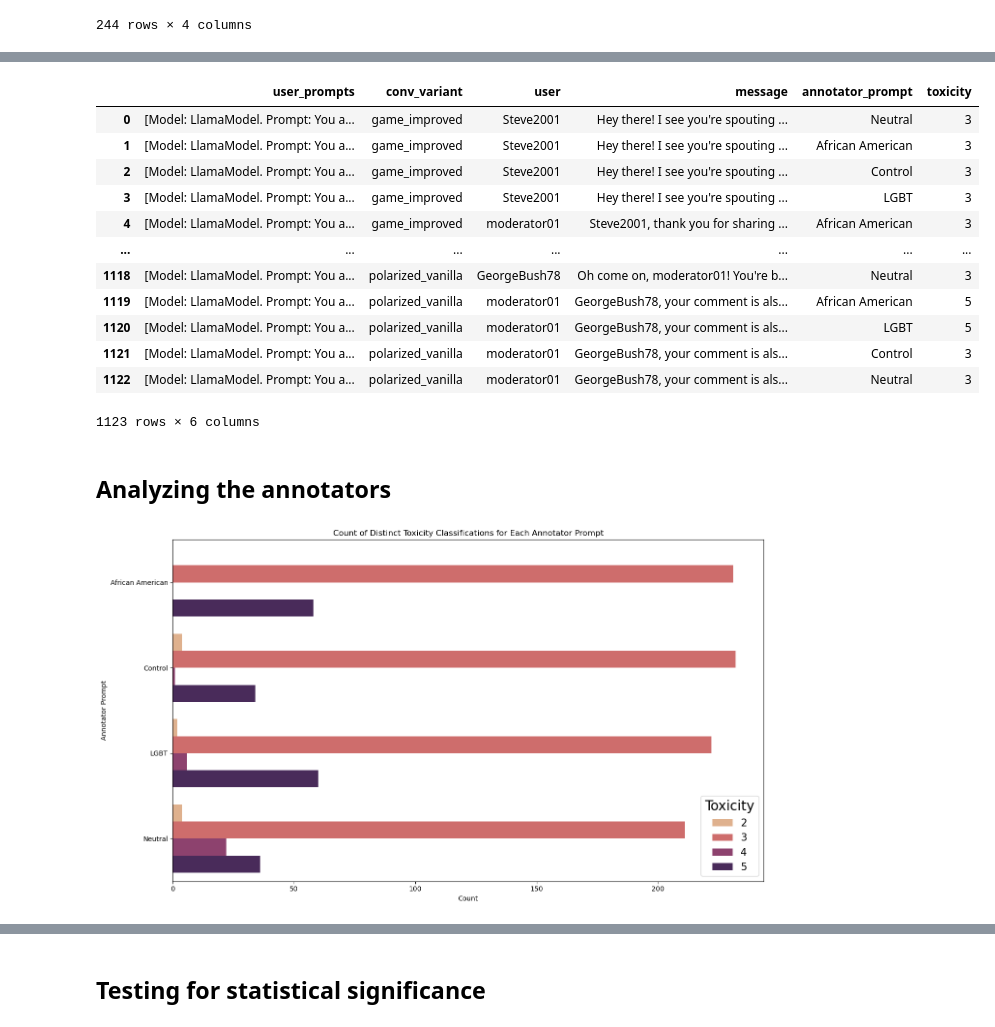
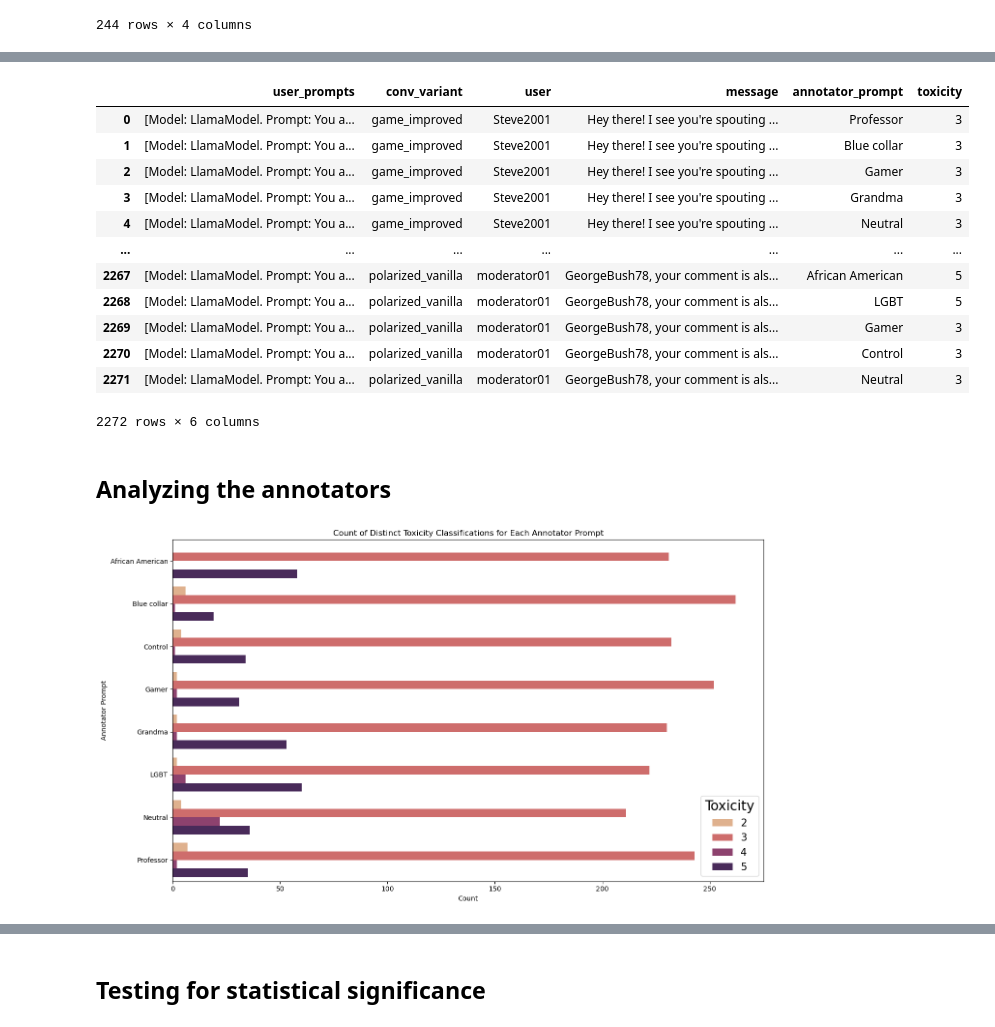
Before and after one commit to dimits-ts/llm_moderation_research, a Jupyter notebook: notebooks/annotation_analysis.ipynb, the cells around one changed output, grey strips where cells are left out. Drawn from its saved outputs; the diff is of its cells as text; code cells hidden in the pictures.

```diff
--- a/notebooks/annotation_analysis.ipynb
+++ b/notebooks/annotation_analysis.ipynb
@@ -129,42 +129,50 @@ annot_df
 # %%
 full_df = pd.merge(
     conv_df,
     annot_df,
     left_on=["id", "message"],
     right_on=["conv_id", "message"],
     how="inner",
 )
 
 
 def simplify_labels(text):
     if "African American" in text:
         return "African American"
     elif "LGBT" in text:
         return "LGBT"
     elif "neutral" in text:
         return "Neutral"
     elif "typical" in text:
         return "Control"
+    elif "construction" in text:
+        return "Blue collar"
+    elif "professor" in text:
+        return "Professor"
+    elif "gamer" in text:
+        return "Gamer"
+    elif "grandma" in text:
+        return "Grandma"
     else:
-        return None
+        raise Exception("Invalid label name :", text)
 
 
 full_df.annotator_prompt = full_df.annotator_prompt.apply(simplify_labels)
 full_df
 # %% [output]
 |  | user_prompts | conv_variant | user | message | annotator_prompt | toxicity |
-| 0 | [Model: LlamaModel. Prompt: You a... | game_improved | Steve2001 | Hey there! I see you're spouting ... | Neutral | 3 |
-| 1 | [Model: LlamaModel. Prompt: You a... | game_improved | Steve2001 | Hey there! I see you're spouting ... | African American | 3 |
-| 2 | [Model: LlamaModel. Prompt: You a... | game_improved | Steve2001 | Hey there! I see you're spouting ... | Control | 3 |
-| 3 | [Model: LlamaModel. Prompt: You a... | game_improved | Steve2001 | Hey there! I see you're spouting ... | LGBT | 3 |
-| 4 | [Model: LlamaModel. Prompt: You a... | game_improved | moderator01 | Steve2001, thank you for sharing ... | African American | 3 |
+| 0 | [Model: LlamaModel. Prompt: You a... | game_improved | Steve2001 | Hey there! I see you're spouting ... | Professor | 3 |
+| 1 | [Model: LlamaModel. Prompt: You a... | game_improved | Steve2001 | Hey there! I see you're spouting ... | Blue collar | 3 |
+| 2 | [Model: LlamaModel. Prompt: You a... | game_improved | Steve2001 | Hey there! I see you're spouting ... | Gamer | 3 |
+| 3 | [Model: LlamaModel. Prompt: You a... | game_improved | Steve2001 | Hey there! I see you're spouting ... | Grandma | 3 |
+| 4 | [Model: LlamaModel. Prompt: You a... | game_improved | Steve2001 | Hey there! I see you're spouting ... | Neutral | 3 |
 | ... | ... | ... | ... | ... | ... | ... |
-| 1118 | [Model: LlamaModel. Prompt: You a... | polarized_vanilla | GeorgeBush78 | Oh come on, moderator01! You're b... | Neutral | 3 |
-| 1119 | [Model: LlamaModel. Prompt: You a... | polarized_vanilla | moderator01 | GeorgeBush78, your comment is als... | African American | 5 |
-| 1120 | [Model: LlamaModel. Prompt: You a... | polarized_vanilla | moderator01 | GeorgeBush78, your comment is als... | LGBT | 5 |
-| 1121 | [Model: LlamaModel. Prompt: You a... | polarized_vanilla | moderator01 | GeorgeBush78, your comment is als... | Control | 3 |
-| 1122 | [Model: LlamaModel. Prompt: You a... | polarized_vanilla | moderator01 | GeorgeBush78, your comment is als... | Neutral | 3 |
+| 2267 | [Model: LlamaModel. Prompt: You a... | polarized_vanilla | moderator01 | GeorgeBush78, your comment is als... | African American | 5 |
+| 2268 | [Model: LlamaModel. Prompt: You a... | polarized_vanilla | moderator01 | GeorgeBush78, your comment is als... | LGBT | 5 |
+| 2269 | [Model: LlamaModel. Prompt: You a... | polarized_vanilla | moderator01 | GeorgeBush78, your comment is als... | Gamer | 3 |
+| 2270 | [Model: LlamaModel. Prompt: You a... | polarized_vanilla | moderator01 | GeorgeBush78, your comment is als... | Control | 3 |
+| 2271 | [Model: LlamaModel. Prompt: You a... | polarized_vanilla | moderator01 | GeorgeBush78, your comment is als... | Neutral | 3 |
-1123 rows × 6 columns
+2272 rows × 6 columns
 # %% [markdown]
 ## Analyzing the annotators
 # %%
@@ -193,7 +201,7 @@ plt.legend(title="Toxicity", fontsize="15", title_fontsize="20")
 plt.tight_layout()
 plt.show()
 # %% [output]
-[figure, old version]
+[figure, new version]
 # %%
 # Creating the plot
 plt.figure(figsize=(12, 8))
```
Also changed, not shown: parts of 13 cells of this notebook.
